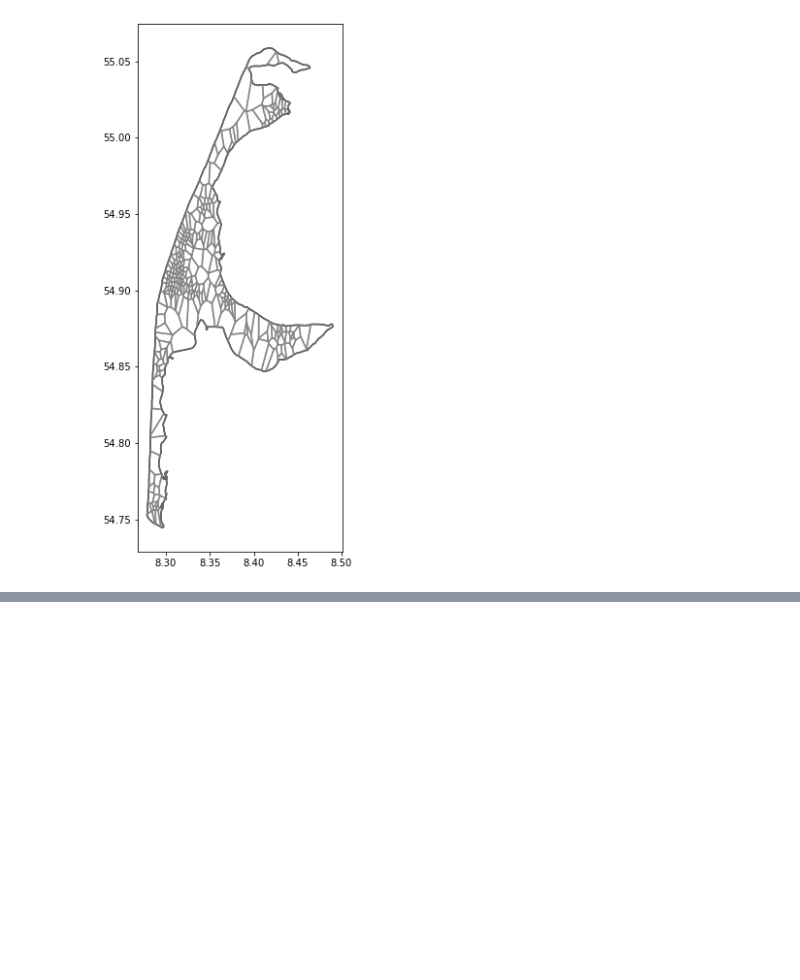
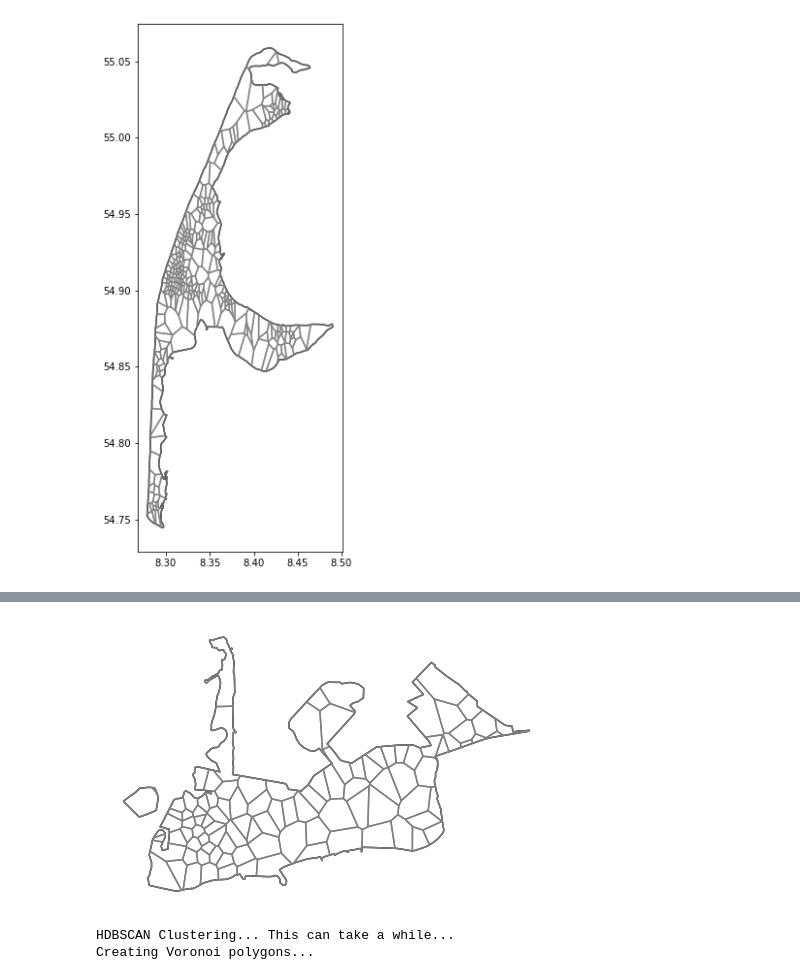
Before and after one commit to siavash-saki/tesspy, a Jupyter notebook: tesspy/test_jn_04_islands.ipynb, the cells around one changed output, grey strips where cells are left out. Cells and saved outputs as stored; diff of their text form; code cells hidden in the pictures; blank space fills up the shorter version.

```diff
--- a/tesspy/test_jn_04_islands.ipynb
+++ b/tesspy/test_jn_04_islands.ipynb
@@ -95,0 +122,21 @@ Road_kw = RoadData(key_west_polygon).get_road_network()
+# %%
+kw_kmeans = key_west.voronoi(cluster_algo="k-means",
+                          poi_categories=["amenity"],
+                          timeout=60,
+                          n_polygons=len(kw_sq),
+                          verbose=False)
+# %%
+ax = key_west_polygon.boundary.plot(color='black', figsize=(8,10))
+kw_kmeans.boundary.plot(ax=ax, color='grey')
+ax.set_axis_off()
+# %% [output]
+[figure, added]
+# %%
+kw_hdbscan = key_west.voronoi(cluster_algo='hdbscan',
+                            poi_categories=['amenity'],
+                            timeout=30,
+                            min_cluster_size=5,
+                            verbose=True)
+# %% [output]
+HDBSCAN Clustering... This can take a while...
+Creating Voronoi polygons...
```
Also changed, not shown: parts of 22 cells of this notebook.
